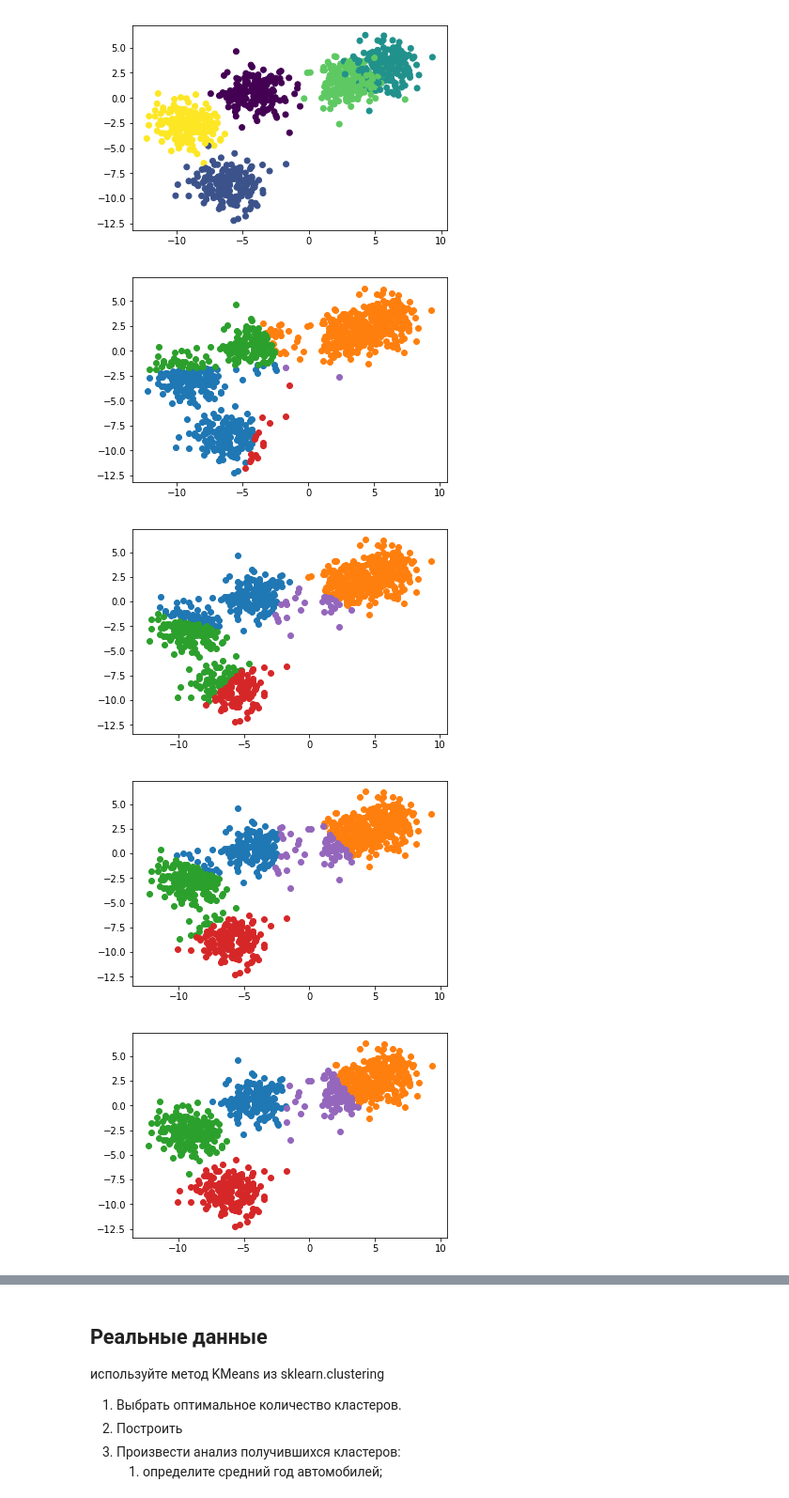
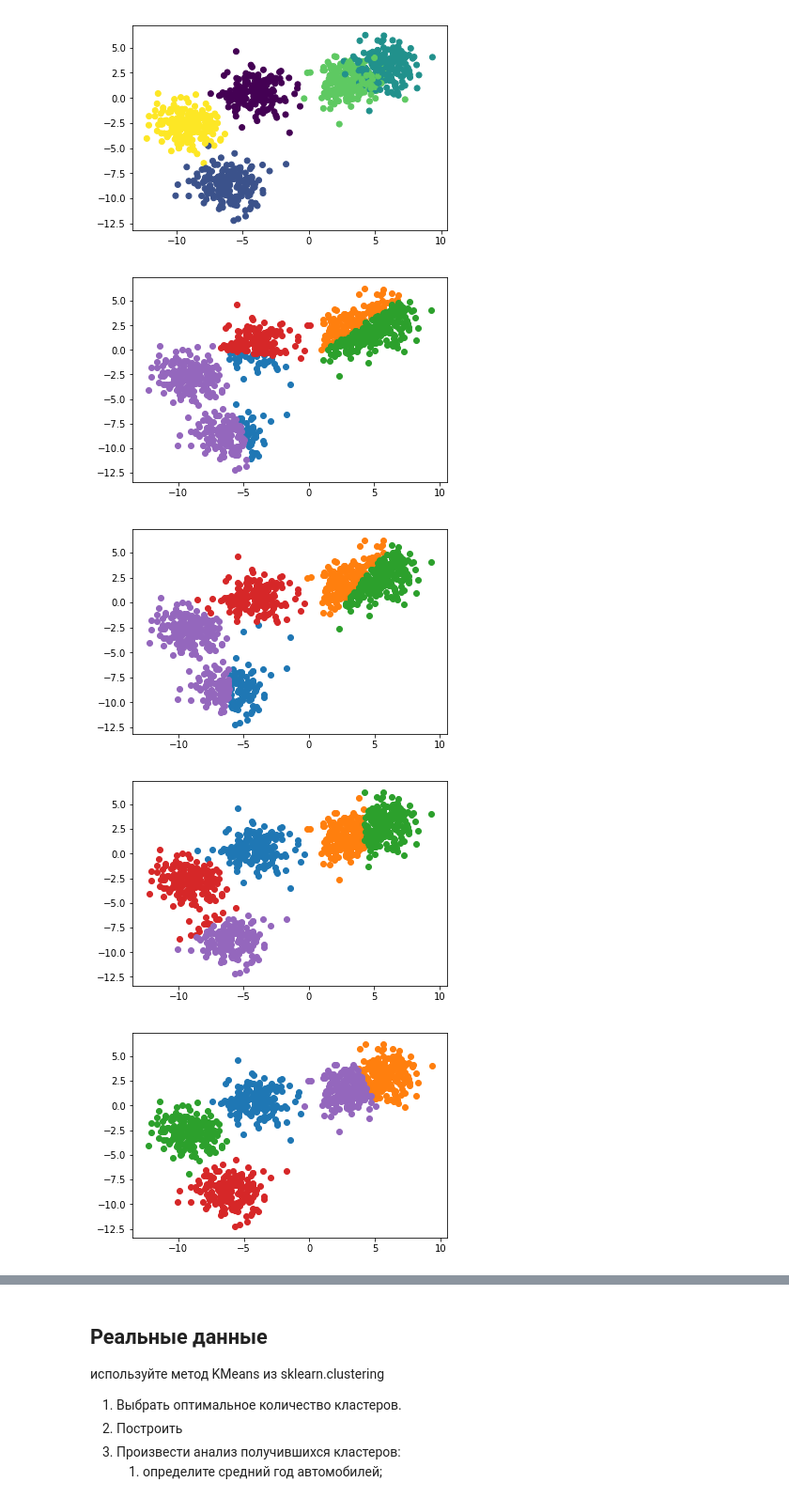
Before and after one commit to Pushkinue/data_analysis, a Jupyter notebook: practics/lab6_kmeans/lab_kmeans.ipynb, the cells around one changed output, grey strips where cells are left out. Shown: that part at 94% size. Cells and saved outputs as stored; diff of their text form; code cells hidden in the pictures.

```diff
--- a/practics/lab6_kmeans/lab_kmeans.ipynb
+++ b/practics/lab6_kmeans/lab_kmeans.ipynb
@@ -71,9 +71,13 @@ def find_clusters(X, centers):
     Разбиение массива X на кластеры по центрам.
     """
     clusters = dict()
+#     for index, center in enumerate(centers):
+#         clusters[index] = []
+
     for point in X:
         best_cluster = min([(index, find_dist(point, center)) for index, center in enumerate(centers)],
                           key=lambda t:t[1])[0]
+#         clusters[best_cluster].append(point)
         try:
             clusters[best_cluster].append(point)
         except KeyError:
@@ -100,16 +104,19 @@ def cluster_plt(clusters):
     plt.show()
 
 
-def k_means(X, k, early_stop):
+def k_means(X, k, early_stop, plot=False):
     """
     Реализация алгоритма.
     """
-    centers = np.array([find_center(cluster) for cluster in np.split(X, k)])
+#     centers = np.array([(random.uniform(-1, 1), random.uniform(-1, 1)) for i in range(k)])
+    centers = X[:k]
+#     print(centers.shape)
     eps = float("inf")
     while eps >= early_stop:
         clusters = find_clusters(X, centers)
-        cluster_plt(clusters)
+        if plot == True:
+            cluster_plt(clusters)
         new_centers = reevaluate_centers(clusters)
         eps = sum([find_dist(centers[index], new_centers[index]) for index, _ in enumerate(centers)])
         centers = new_centers
-    return clusters
+    return clusters, centers
@@ -116,7 +130,7 @@ def k_means(X, k, early_stop):
 # %%
-clusters = k_means(X, 5, 0.1)
+clusters, centers = k_means(X, 5, 0.1, plot=True)
 # %% [output]
-[figure, old version]
+[figure, new version]
-[figure, old version]
+[figure, new version]
-[figure, old version]
+[figure, new version]
-[figure, old version]
+[figure, new version]
```
Also changed, not shown: parts of 5 cells of this notebook.
